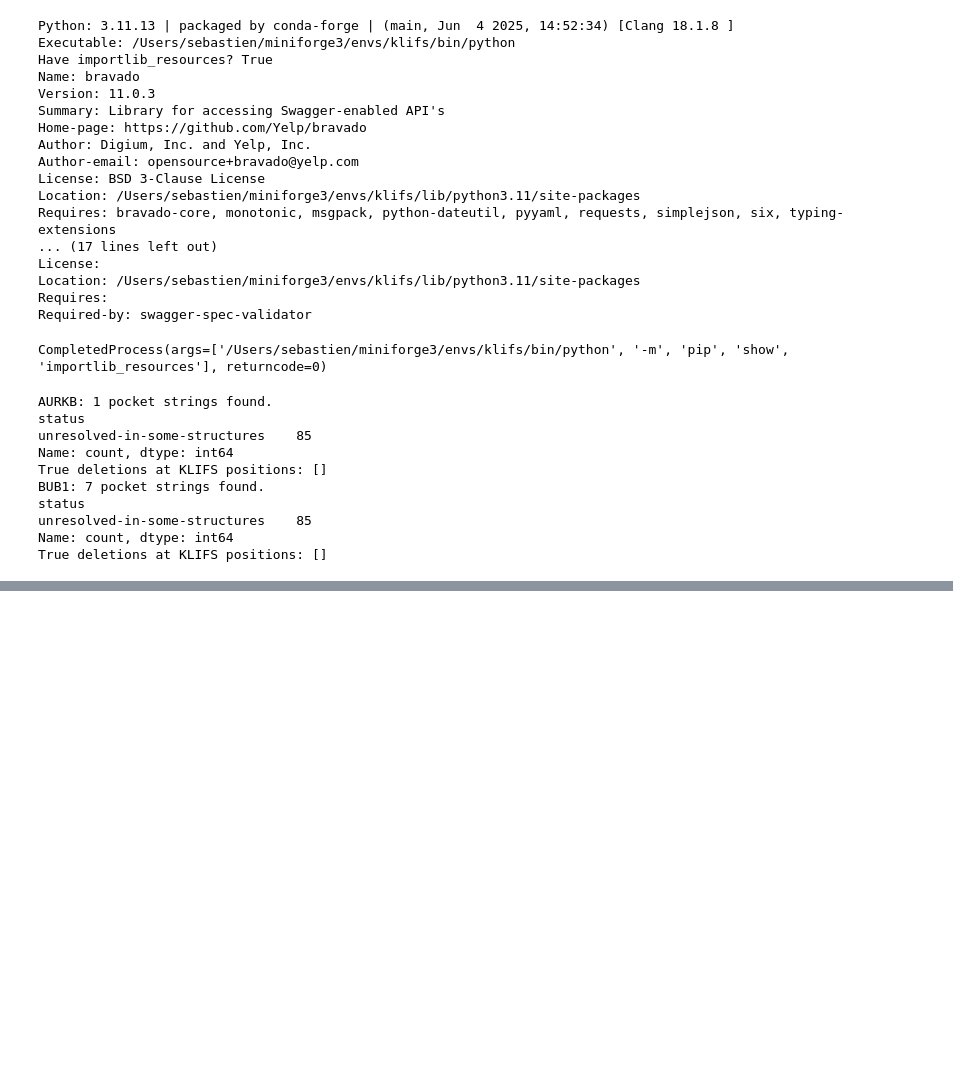
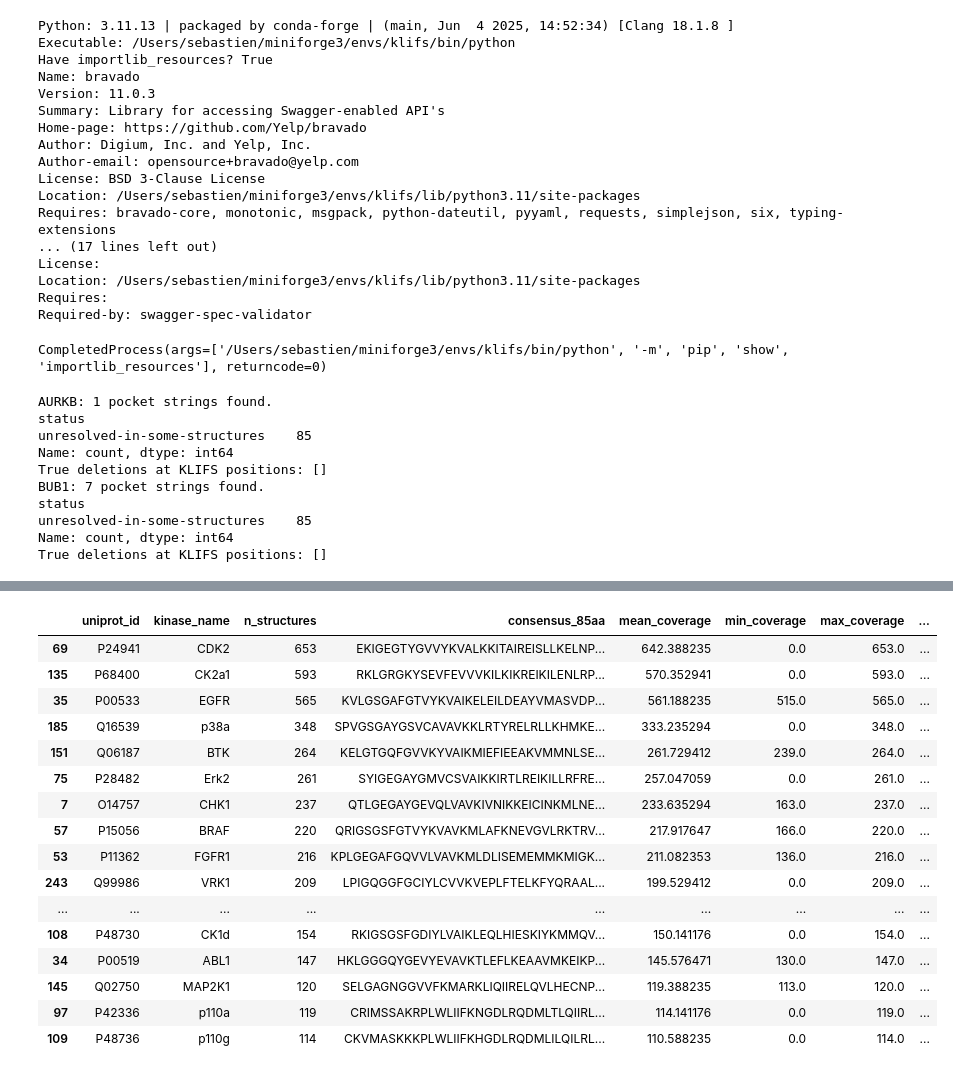
Before and after one commit to ssueron/graphdta, a Jupyter notebook: klifs_api.ipynb, the cells around one changed output, grey strips where cells are left out. Cells and saved outputs as stored; diff of their text form; code cells hidden in the pictures; blank space fills up the shorter version.

```diff
--- a/klifs_api.ipynb
+++ b/klifs_api.ipynb
@@ -381,0 +498,68 @@ Unique UniProt → KLIFS mappings: 542
+# %%
+def consensus_from_strings(strings):
+    """strings: iterable of 85-char pocket strings; ignores '-' in voting."""
+    strings = [s for s in strings if isinstance(s,str) and len(s)==85]
+    if not strings:
+        return None, None, None  # consensus, coverage, entropy
+    arr = np.array([list(s) for s in strings])  # shape: (n, 85)
+    cons, cov, ent = [], [], []
+    for i in range(85):
+        col = arr[:,i]
+        aa = col[col!="_"]
+        if len(aa)==0:
+            cons.append("_")
+            cov.append(0)
+            ent.append(0.0)
+            continue
+        # frequency
+        vals, counts = np.unique(aa, return_counts=True)
+        winner = vals[counts.argmax()]
+        cons.append(winner)
+        cov.append(len(aa))  # how many structures contributed at this position
+        # Shannon entropy (variability)
+        p = counts / counts.sum()
+        ent.append(-(p*np.log2(p)).sum())
+    return "".join(cons), np.array(cov), np.array(ent)
+
+rows = []
+for unp, g in df.groupby("uniprot_id"):
+    cons, cov, ent = consensus_from_strings(g["pocket_85aa"])
+    rows.append({
+        "uniprot_id": unp,
+        "kinase_name": g["kinase_name"].iloc[0],
+        "n_structures": g["structure_id"].nunique(),
+        "consensus_85aa": cons,
+        "mean_coverage": None if cov is None else float(np.mean(cov)),
+        "min_coverage": None if cov is None else int(np.min(cov)),
+        "max_coverage": None if cov is None else int(np.max(cov)),
+        "mean_entropy": None if ent is None else float(np.mean(ent)),
+    })
+cons_df = pd.DataFrame(rows).sort_values(["n_structures","uniprot_id"], ascending=[False,True])
+display(cons_df.head(20))
+
+# save the consensus table
+cons_df.to_csv("klifs_consensus_per_uniprot.csv", index=False)
+
+# optional: export consensus as FASTA
+with open("klifs_consensus_per_uniprot.fasta","w") as fh:
+    for r in rows:
+        if r["consensus_85aa"]:
+            fh.write(f">{r['uniprot_id']}|{r['kinase_name']}|n={r['n_structures']}\n{r['consensus_85aa']}\n")
+# %% [output]
+|  | uniprot_id | kinase_name | n_structures | consensus_85aa | mean_coverage | min_coverage | max_coverage | ... |
+| 69 | P24941 | CDK2 | 653 | EKIGEGTYGVVYKVALKKITAIREISLLKELNP... | 642.388235 | 0.0 | 653.0 | ... |
+| 135 | P68400 | CK2a1 | 593 | RKLGRGKYSEVFEVVVKILKIKREIKILENLRP... | 570.352941 | 0.0 | 593.0 | ... |
+| 35 | P00533 | EGFR | 565 | KVLGSGAFGTVYKVAIKELEILDEAYVMASVDP... | 561.188235 | 515.0 | 565.0 | ... |
+| 185 | Q16539 | p38a | 348 | SPVGSGAYGSVCAVAVKKLRTYRELRLLKHMKE... | 333.235294 | 0.0 | 348.0 | ... |
+| 151 | Q06187 | BTK | 264 | KELGTGQFGVVKYVAIKMIEFIEEAKVMMNLSE... | 261.729412 | 239.0 | 264.0 | ... |
+| 75 | P28482 | Erk2 | 261 | SYIGEGAYGMVCSVAIKKIRTLREIKILLRFRE... | 257.047059 | 0.0 | 261.0 | ... |
+| 7 | O14757 | CHK1 | 237 | QTLGEGAYGEVQLVAVKIVNIKKEICINKMLNE... | 233.635294 | 163.0 | 237.0 | ... |
+| 57 | P15056 | BRAF | 220 | QRIGSGSFGTVYKVAVKMLAFKNEVGVLRKTRV... | 217.917647 | 166.0 | 220.0 | ... |
+| 53 | P11362 | FGFR1 | 216 | KPLGEGAFGQVVLVAVKMLDLISEMEMMKMIGK... | 211.082353 | 136.0 | 216.0 | ... |
+| 243 | Q99986 | VRK1 | 209 | LPIGQGGFGCIYLCVVKVEPLFTELKFYQRAAL... | 199.529412 | 0.0 | 209.0 | ... |
+| ... | ... | ... | ... | ... | ... | ... | ... | ... |
+| 108 | P48730 | CK1d | 154 | RKIGSGSFGDIYLVAIKLEQLHIESKIYKMMQV... | 150.141176 | 0.0 | 154.0 | ... |
+| 34 | P00519 | ABL1 | 147 | HKLGGGQYGEVYEVAVKTLEFLKEAAVMKEIKP... | 145.576471 | 130.0 | 147.0 | ... |
+| 145 | Q02750 | MAP2K1 | 120 | SELGAGNGGVVFKMARKLIQIIRELQVLHECNP... | 119.388235 | 113.0 | 120.0 | ... |
+| 97 | P42336 | p110a | 119 | CRIMSSAKRPLWLIIFKNGDLRQDMLTLQIIRL... | 114.141176 | 0.0 | 119.0 | ... |
+| 109 | P48736 | p110g | 114 | CKVMASKKKPLWLIIFKHGDLRQDMLILQILRL... | 110.588235 | 0.0 | 114.0 | ... |
```
Also changed, not shown: parts of 7 cells of this notebook, 7 other files.
